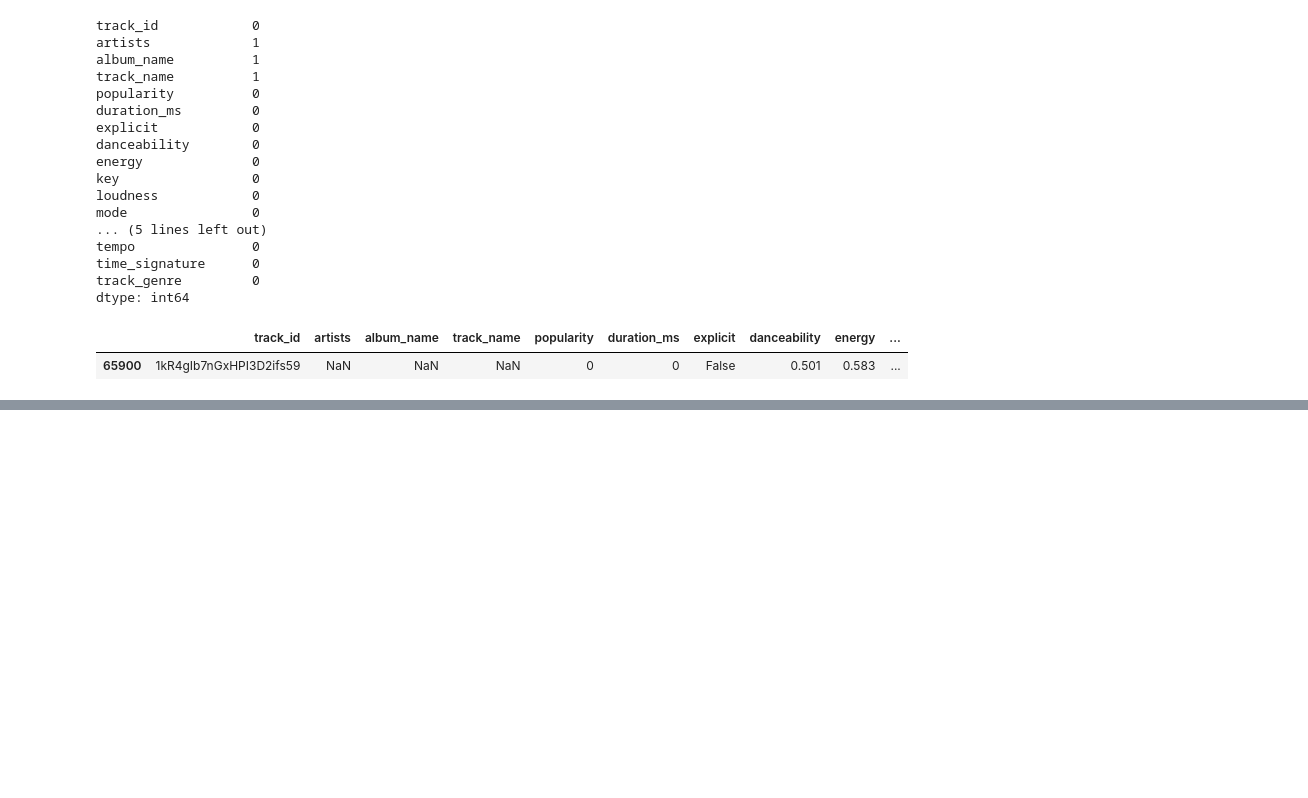
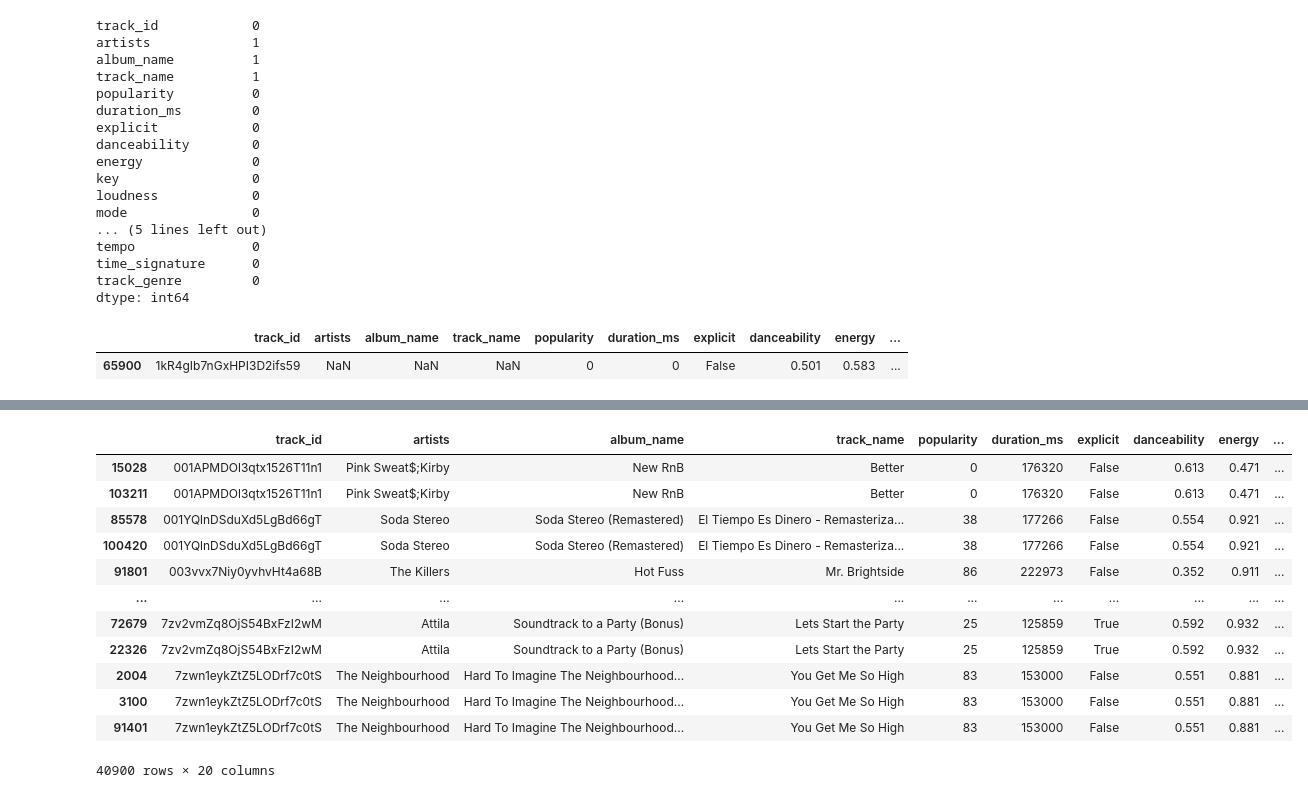
Before and after one commit to RunningBaldMan/spotify_eda_JustinMasters, a Jupyter notebook: eda.ipynb, the cells around one changed output, grey strips where cells are left out. Drawn from its saved outputs; the diff is of its cells as text; code cells hidden in the pictures; blank space fills up the shorter version.

```diff
--- a/eda.ipynb
+++ b/eda.ipynb
@@ -138,0 +161,16 @@ Length: 114000, dtype: bool
+# %%
+df.loc[df['track_id'].duplicated(keep=False)].sort_values('track_id')
+# %% [output]
+|  | track_id | artists | album_name | track_name | popularity | duration_ms | explicit | danceability | energy | ... |
+| 15028 | 001APMDOl3qtx1526T11n1 | Pink Sweat$;Kirby | New RnB | Better | 0 | 176320 | False | 0.613 | 0.471 | ... |
+| 103211 | 001APMDOl3qtx1526T11n1 | Pink Sweat$;Kirby | New RnB | Better | 0 | 176320 | False | 0.613 | 0.471 | ... |
+| 85578 | 001YQlnDSduXd5LgBd66gT | Soda Stereo | Soda Stereo (Remastered) | El Tiempo Es Dinero - Remasteriza... | 38 | 177266 | False | 0.554 | 0.921 | ... |
+| 100420 | 001YQlnDSduXd5LgBd66gT | Soda Stereo | Soda Stereo (Remastered) | El Tiempo Es Dinero - Remasteriza... | 38 | 177266 | False | 0.554 | 0.921 | ... |
+| 91801 | 003vvx7Niy0yvhvHt4a68B | The Killers | Hot Fuss | Mr. Brightside | 86 | 222973 | False | 0.352 | 0.911 | ... |
+| ... | ... | ... | ... | ... | ... | ... | ... | ... | ... | ... |
+| 72679 | 7zv2vmZq8OjS54BxFzI2wM | Attila | Soundtrack to a Party (Bonus) | Lets Start the Party | 25 | 125859 | True | 0.592 | 0.932 | ... |
+| 22326 | 7zv2vmZq8OjS54BxFzI2wM | Attila | Soundtrack to a Party (Bonus) | Lets Start the Party | 25 | 125859 | True | 0.592 | 0.932 | ... |
+| 2004 | 7zwn1eykZtZ5LODrf7c0tS | The Neighbourhood | Hard To Imagine The Neighbourhood... | You Get Me So High | 83 | 153000 | False | 0.551 | 0.881 | ... |
+| 3100 | 7zwn1eykZtZ5LODrf7c0tS | The Neighbourhood | Hard To Imagine The Neighbourhood... | You Get Me So High | 83 | 153000 | False | 0.551 | 0.881 | ... |
+| 91401 | 7zwn1eykZtZ5LODrf7c0tS | The Neighbourhood | Hard To Imagine The Neighbourhood... | You Get Me So High | 83 | 153000 | False | 0.551 | 0.881 | ... |
+40900 rows × 20 columns
```
Also changed, not shown: parts of 15 cells of this notebook.
